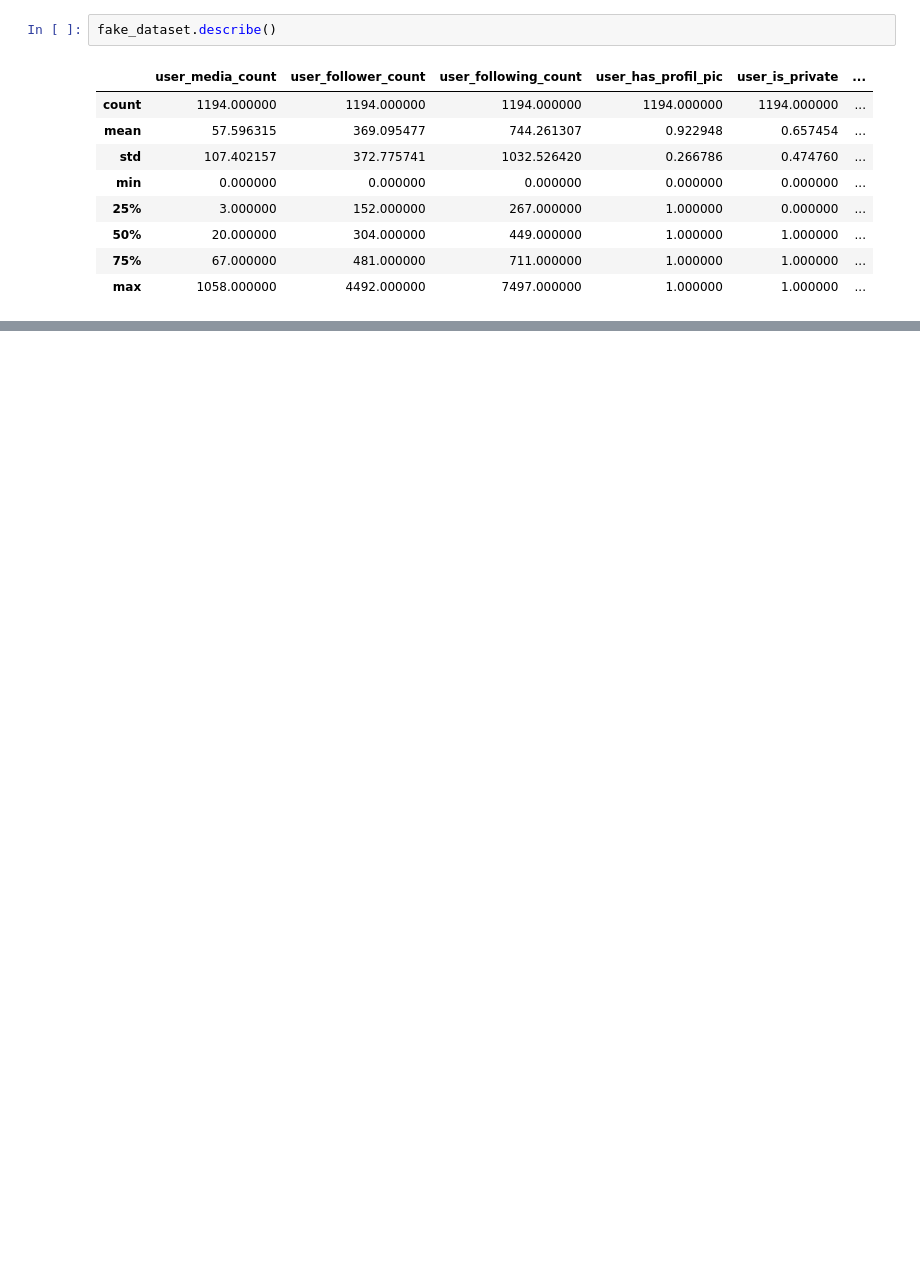
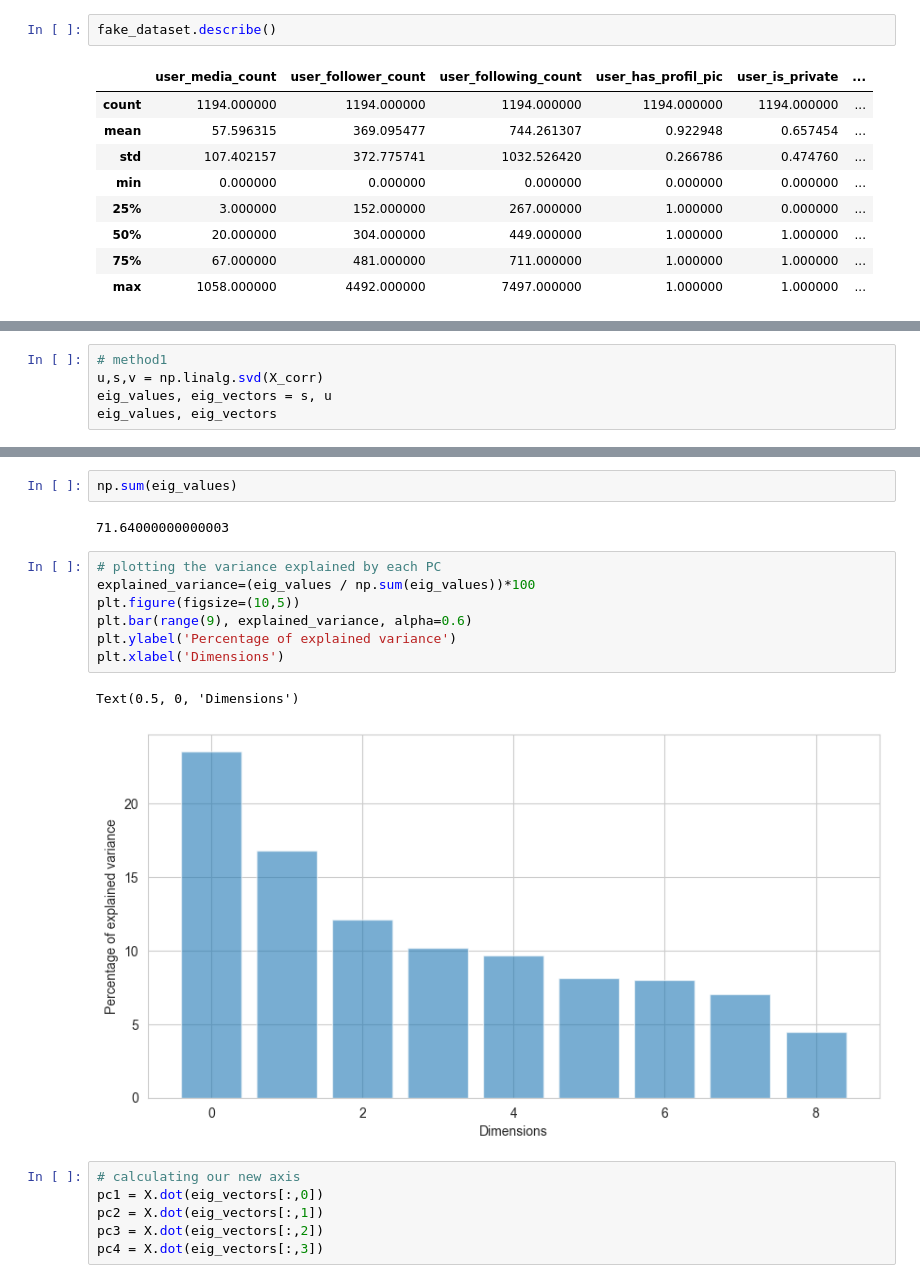
Before and after one commit to waffiqaziz/ta-instafake, a Jupyter notebook: Noteboook2.ipynb, the cells around one changed output, grey strips where cells are left out. Drawn from its saved outputs; the diff is of its cells as text; blank space fills up the shorter version.

```diff
--- a/Noteboook2.ipynb
+++ b/Noteboook2.ipynb
@@ -336,0 +403,5 @@ Classification accuracy (Linear kernel): 0.21727019498607247
+# %%
+# method1
+u,s,v = np.linalg.svd(X_corr)
+eig_values, eig_vectors = s, u
+eig_values, eig_vectors
@@ -336,0 +453,20 @@ Classification accuracy (Linear kernel): 0.21727019498607247
+# %%
+np.sum(eig_values)
+# %% [output]
+71.64000000000003
+# %%
+# plotting the variance explained by each PC
+explained_variance=(eig_values / np.sum(eig_values))*100
+plt.figure(figsize=(10,5))
+plt.bar(range(9), explained_variance, alpha=0.6)
+plt.ylabel('Percentage of explained variance')
+plt.xlabel('Dimensions')
+# %% [output]
+Text(0.5, 0, 'Dimensions')
+[figure, added]
+# %%
+# calculating our new axis
+pc1 = X.dot(eig_vectors[:,0])
+pc2 = X.dot(eig_vectors[:,1])
+pc3 = X.dot(eig_vectors[:,2])
+pc4 = X.dot(eig_vectors[:,3])
```
Also changed, not shown: parts of 15 cells of this notebook.
